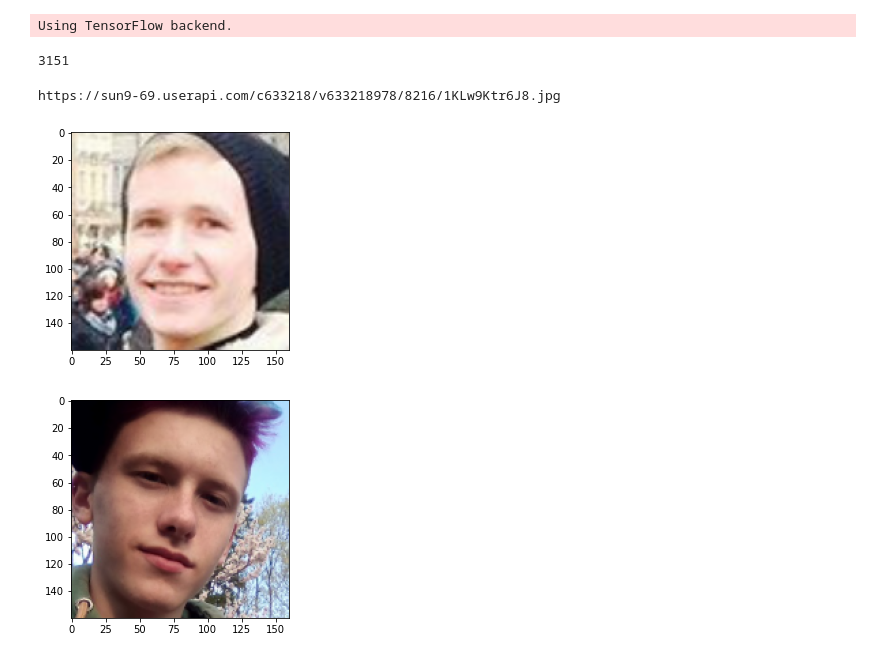
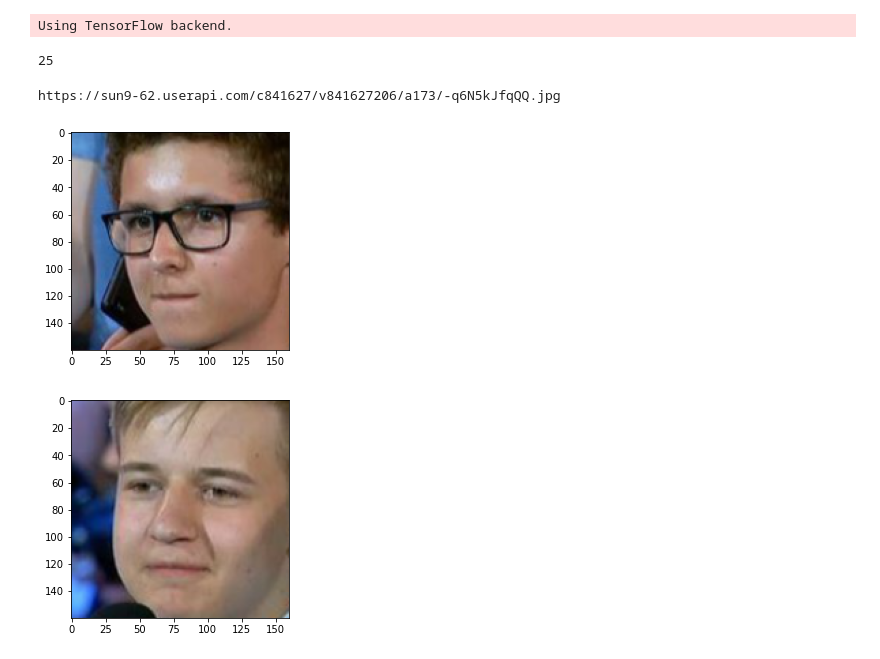
Before and after one commit to AlexRoar/FaceScrape, a Jupyter notebook: FaceFind.ipynb, the cells around one changed output. Saved outputs shown, nothing was run; the diff lists cells and outputs as text; code cells hidden in the pictures.

Commit message:
Updated image storage format

```diff
--- a/FaceFind.ipynb
+++ b/FaceFind.ipynb
@@ -25,31 +26,28 @@ from SocialProcessor import SocialProcessor
 # %% [output]
 Using TensorFlow backend.
 # %%
-conn = sqlite3.connect('scraped.db')
+conn = mysql.connector.connect(user='face', host="localhost", password="Hr3mI3PM5JlFWrub", database='global_scrape', port=8889, collation="utf8mb4_general_ci")
 model_path = 'keras-facenet-master/model/keras/model/facenet_keras.h5'
 model = load_model(model_path)
 # %%
 processor = SocialProcessor(conn, model)
 # %%
-base = list(processor.loadBase())
+base = list(processor.loadBaseEmbsImg())
 len(base)
 # %% [output]
-3151
+25
 # %%
-ind = 3000
+ind = 6
 plt.imshow(json.loads(base[ind][-2]))
 link = base[ind][0]
 print(link)
 # %% [output]
-https://sun9-69.userapi.com/c633218/v633218978/8216/1KLw9Ktr6J8.jpg
+https://sun9-62.userapi.com/c841627/v841627206/a173/-q6N5kJfqQQ.jpg
-[figure, old version]
+[figure, new version]
 # %%
-link = "https://sun9-30.userapi.com/c847124/v847124645/1f904a/AGLryOxc33A.jpg"
+# link = "https://sun9-30.userapi.com/c847124/v847124645/1f904a/AGLryOxc33A.jpg"
 f = FaceLoader(link)
 l = f.load_and_align_image(margin=20)
 embedded = FaceLoader.calc_embs_static(model, images=l, batch_size=128)
-ind = 0
-imshow(l[ind])
-e = embedded[ind]
 # %% [output]
-[figure, old version]
+[figure, new version]
```
Also changed, not shown: parts of 4 cells of this notebook, 3 other files.
